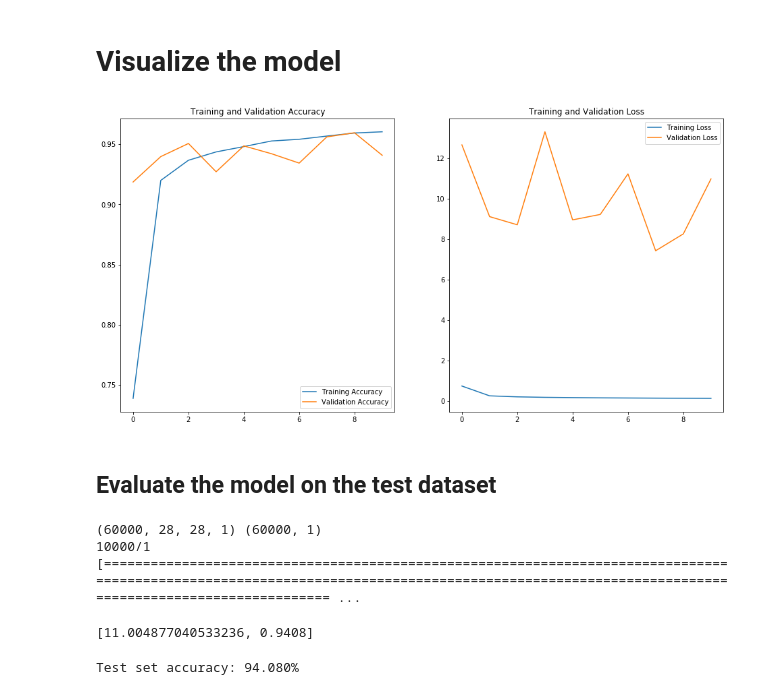
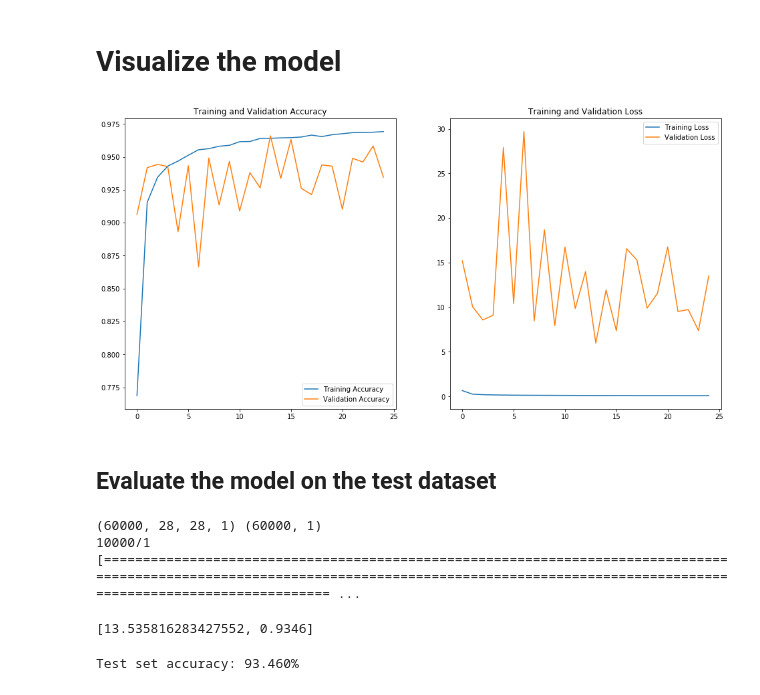
Before and after one commit to Lauro199471/chest-xray-pneumonia, a Jupyter notebook: tf code/TF2 11.12.ipynb, the cells around one changed output. Drawn from its saved outputs; the diff is of its cells as text; code cells hidden in the pictures.

```diff
--- a/tf code/TF2 11.12.ipynb
+++ b/tf code/TF2 11.12.ipynb
@@ -254,6 +260,6 @@ model.compile(optimizer='adam',
               loss='sparse_categorical_crossentropy',
               metrics=["accuracy"])
 
-history = model.fit(train_dataset, epochs=10,
+history = model.fit(train_dataset, epochs=25,
                     validation_data = test_dataset)
 # %% [output]
@@ -282,27 +285,27 @@ Epoch 10/10
 # %%
 acc = history.history['accuracy']
 val_acc = history.history['val_accuracy']
 
 loss = history.history['loss']
 val_loss = history.history['val_loss']
 
-epochs_range = range(10)
+epochs_range = range(25)
 
 plt.figure(figsize=(16, 8))
 plt.subplot(1, 2, 1)
 plt.plot(epochs_range, acc, label='Training Accuracy')
 plt.plot(epochs_range, val_acc, label='Validation Accuracy')
 plt.legend(loc='lower right')
 plt.title('Training and Validation Accuracy')
 
 plt.subplot(1, 2, 2)
 plt.plot(epochs_range, loss, label='Training Loss')
 plt.plot(epochs_range, val_loss, label='Validation Loss')
 plt.legend(loc='upper right')
 plt.title('Training and Validation Loss')
 plt.show()
 # %% [output]
-[figure, old version]
+[figure, new version]
 # %% [markdown]
 ## Evaluate the model on the test dataset
 # %%
@@ -321,7 +324,7 @@ model.evaluate(test_data, test_label)
 # %% [output]
 (60000, 28, 28, 1) (60000, 1)
 10000/1 [=============================================================================================================================================================================================== ...
-[11.004877040533236, 0.9408]
+[13.535816283427552, 0.9346]
 # %%
 # Prepare MNIST Data
 (train_data, train_label), (test_data, test_label) = datasets.mnist.load_data()
@@ -351,7 +354,7 @@ for timages, tlabels in test_dataset:
 print("Test set accuracy: {:.3%}".format(test_accuracy.result()))
 #print(prediction)
 # %% [output]
-Test set accuracy: 94.080%
+Test set accuracy: 93.460%
 # %%
 # Predict 5 images from test set
 n_images = 20
```
Also changed, not shown: parts of 7 cells of this notebook, 1 other file.
